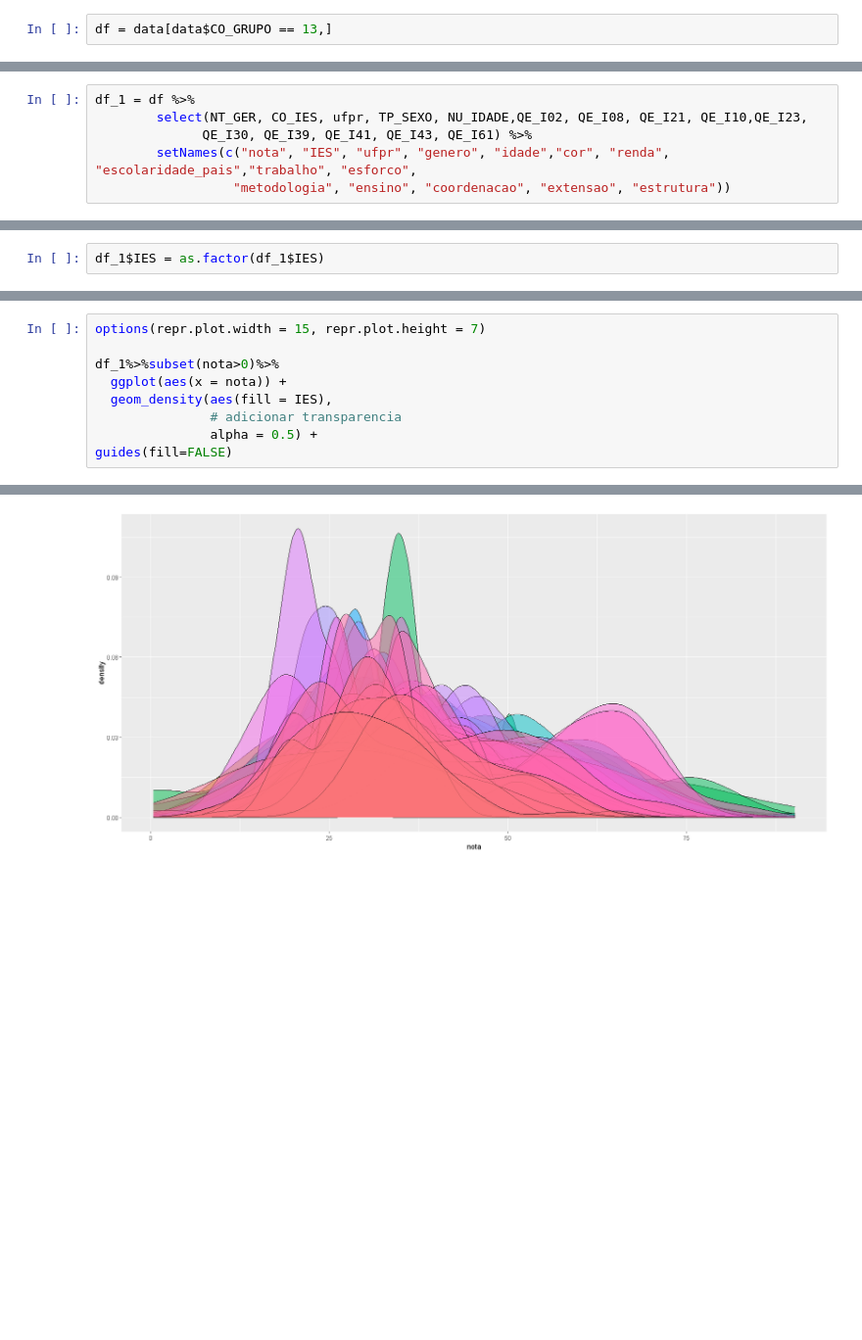
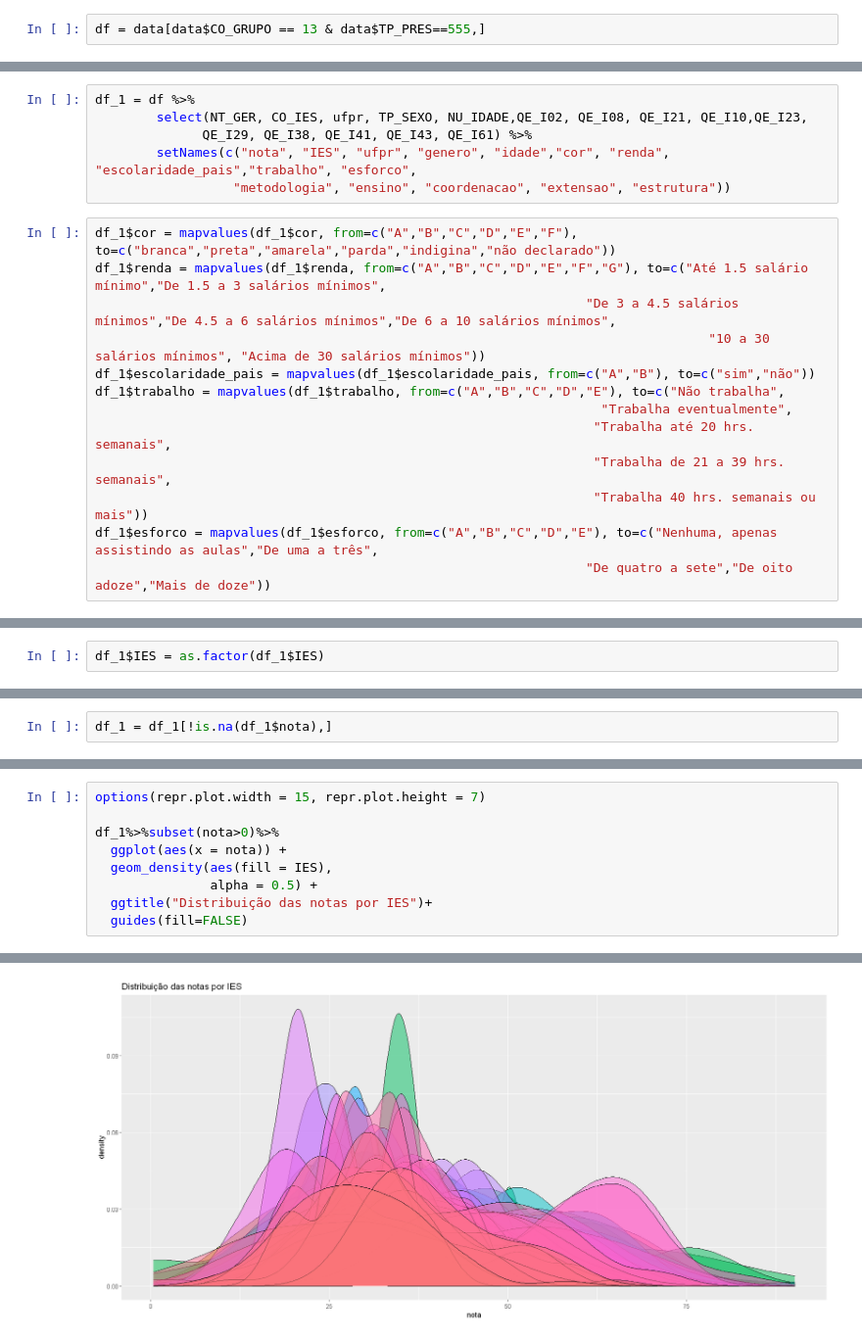
Before and after one commit to emariot/econometria, a Jupyter notebook: funcao_desempenho_exogeneidade .ipynb, the cells around one changed output, grey strips where cells are left out. Shown: that part at 98% size. Saved outputs shown, nothing was run; the diff lists cells and outputs as text; blank space fills up the shorter version.

```diff
--- a/funcao_desempenho_exogeneidade .ipynb
+++ b/funcao_desempenho_exogeneidade .ipynb
@@ -15,7 +16,7 @@ A data.frame: 6 × 137
 | 5 | 2018 | 1356 | 10003 | 10020 | 1 | 47116 | 1 | 3546603 | ... |
 | 6 | 2018 | 1356 | 10003 | 10020 | 1 | 47116 | 1 | 3546603 | ... |
 # %%
-df = data[data$CO_GRUPO == 13,]
+df = data[data$CO_GRUPO == 13 & data$TP_PRES==555,]
 # %%
 dim(df)
 # %% [output]
@@ -33,9 +34,22 @@ df$ufpr = as.factor(ifelse(df$CO_IES == 571,1,0))
 # %%
 df_1 = df %>%
         select(NT_GER, CO_IES, ufpr, TP_SEXO, NU_IDADE,QE_I02, QE_I08, QE_I21, QE_I10,QE_I23,
-              QE_I30, QE_I39, QE_I41, QE_I43, QE_I61) %>%
+              QE_I29, QE_I38, QE_I41, QE_I43, QE_I61) %>%
         setNames(c("nota", "IES", "ufpr", "genero", "idade","cor", "renda", "escolaridade_pais","trabalho", "esforco",
                   "metodologia", "ensino", "coordenacao", "extensao", "estrutura"))
+# %%
+df_1$cor = mapvalues(df_1$cor, from=c("A","B","C","D","E","F"), to=c("branca","preta","amarela","parda","indigina","não declarado"))
+df_1$renda = mapvalues(df_1$renda, from=c("A","B","C","D","E","F","G"), to=c("Até 1.5 salário mínimo","De 1.5 a 3 salários mínimos",
+                                                                "De 3 a 4.5 salários mínimos","De 4.5 a 6 salários mínimos","De 6 a 10 salários mínimos",
+                                                                                "10 a 30 salários mínimos", "Acima de 30 salários mínimos"))
+df_1$escolaridade_pais = mapvalues(df_1$escolaridade_pais, from=c("A","B"), to=c("sim","não"))
+df_1$trabalho = mapvalues(df_1$trabalho, from=c("A","B","C","D","E"), to=c("Não trabalha",
+                                                                  "Trabalha eventualmente",
+                                                                 "Trabalha até 20 hrs. semanais",
+                                                                 "Trabalha de 21 a 39 hrs. semanais",
+                                                                 "Trabalha 40 hrs. semanais ou mais"))
+df_1$esforco = mapvalues(df_1$esforco, from=c("A","B","C","D","E"), to=c("Nenhuma, apenas assistindo as aulas","De uma a três",
+                                                                "De quatro a sete","De oito adoze","Mais de doze"))
 # %%
 df_1$metodologia = as.factor(df_1$metodologia)
 df_1$ensino = as.factor(df_1$ensino)
@@ -58,0 +84,2 @@ A data.frame: 6 × 15
+# %%
+df_1 = df_1[!is.na(df_1$nota),]
@@ -59,15 +90,15 @@ A data.frame: 6 × 15
 # %%
 options(repr.plot.width = 15, repr.plot.height = 7)
 
 df_1%>%subset(nota>0)%>%
   ggplot(aes(x = nota)) +
   geom_density(aes(fill = IES),
-               # adicionar transparencia
                alpha = 0.5) +
-guides(fill=FALSE)
+  ggtitle("Distribuição das notas por IES")+
+  guides(fill=FALSE)
 # %% [output]
 Warning message:
 "Groups with fewer than two data points have been dropped."
 Warning message in max(ids, na.rm = TRUE):
 "nenhum argumento não faltante para max; retornando -Inf"
-[figure, old version]
+[figure, new version]
```
Also changed, not shown: parts of 28 cells of this notebook.
